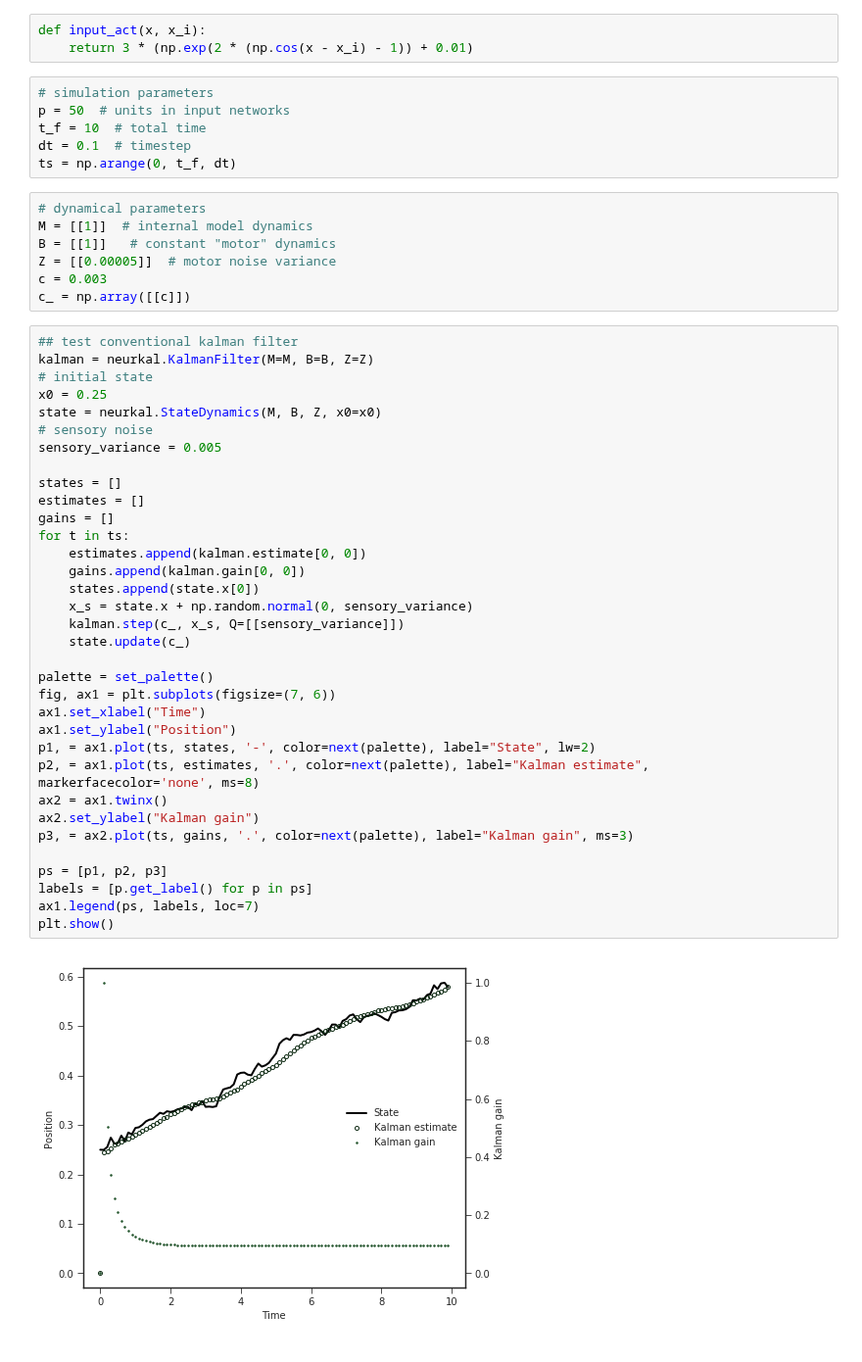
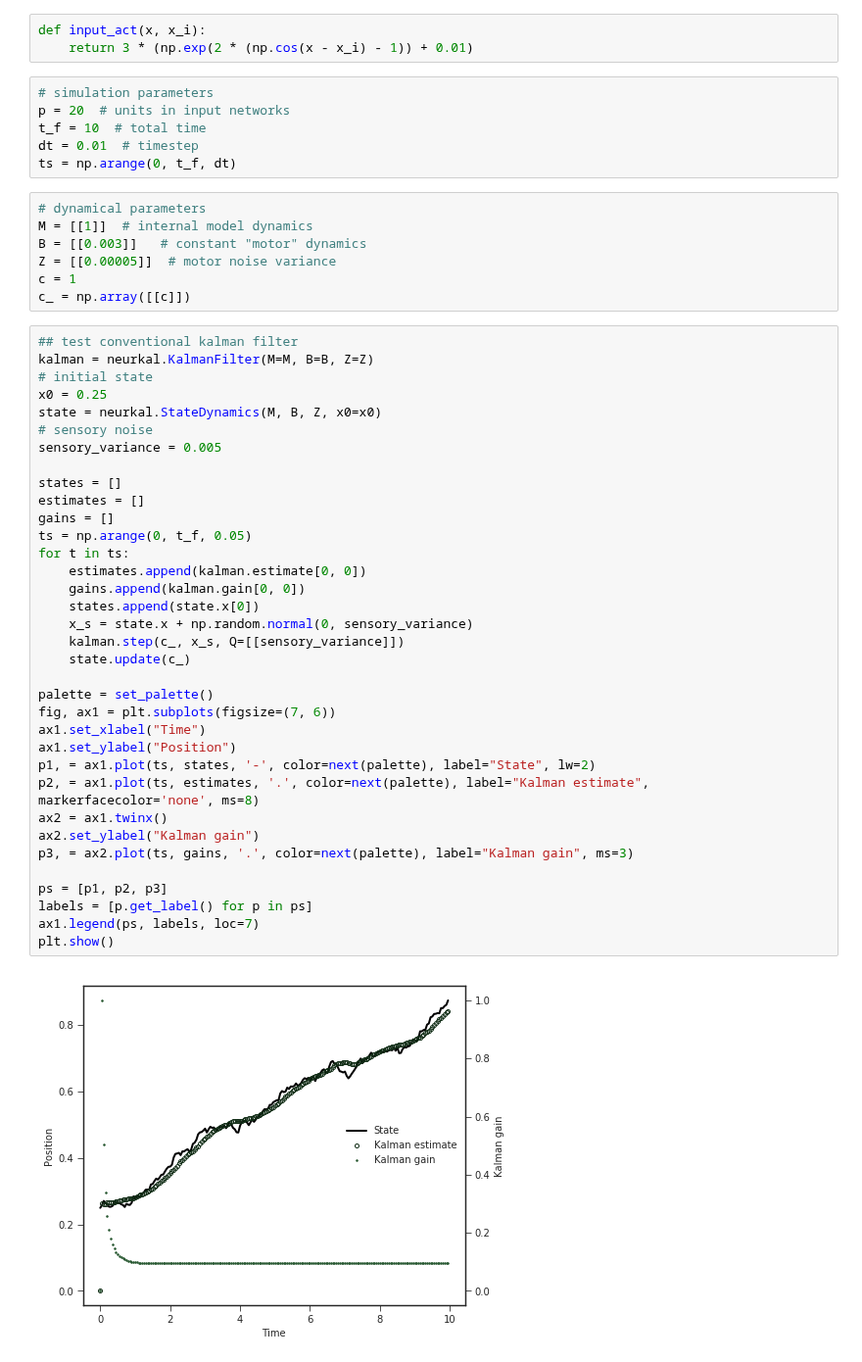
Before and after one commit to mlprt/neurkal, a Jupyter notebook: 1d_tracking.ipynb, the cells around one changed output. Shown at 98% size. Drawn from its saved outputs; the diff is of its cells as text.

```diff
--- a/1d_tracking.ipynb
+++ b/1d_tracking.ipynb
@@ -21,16 +26,16 @@ def input_act(x, x_i):
     return 3 * (np.exp(2 * (np.cos(x - x_i) - 1)) + 0.01)
 # %%
 # simulation parameters
-p = 50  # units in input networks
+p = 20  # units in input networks
 t_f = 10  # total time
-dt = 0.1  # timestep
+dt = 0.01  # timestep
 ts = np.arange(0, t_f, dt)
 # %%
 # dynamical parameters
 M = [[1]]  # internal model dynamics
-B = [[1]]   # constant "motor" dynamics
+B = [[0.003]]   # constant "motor" dynamics
 Z = [[0.00005]]  # motor noise variance
-c = 0.003
+c = 1
 c_ = np.array([[c]])
 # %%
 ## test conventional kalman filter
@@ -40,34 +45,35 @@ x0 = 0.25
 state = neurkal.StateDynamics(M, B, Z, x0=x0)
 # sensory noise
 sensory_variance = 0.005
 
 states = []
 estimates = []
 gains = []
+ts = np.arange(0, t_f, 0.05)
 for t in ts:
     estimates.append(kalman.estimate[0, 0])
     gains.append(kalman.gain[0, 0])
     states.append(state.x[0])
     x_s = state.x + np.random.normal(0, sensory_variance)
     kalman.step(c_, x_s, Q=[[sensory_variance]])
     state.update(c_)
 
 palette = set_palette()
 fig, ax1 = plt.subplots(figsize=(7, 6))
 ax1.set_xlabel("Time")
 ax1.set_ylabel("Position")
 p1, = ax1.plot(ts, states, '-', color=next(palette), label="State", lw=2)
 p2, = ax1.plot(ts, estimates, '.', color=next(palette), label="Kalman estimate", markerfacecolor='none', ms=8)
 ax2 = ax1.twinx()
 ax2.set_ylabel("Kalman gain")
 p3, = ax2.plot(ts, gains, '.', color=next(palette), label="Kalman gain", ms=3)
 
 ps = [p1, p2, p3]
 labels = [p.get_label() for p in ps]
 ax1.legend(ps, labels, loc=7)
 plt.show()
 # %% [output]
-[figure, old version]
+[figure, new version]
 # %%
 ## Kalman network test -- only initial feedback
 # initial state
```
Also changed, not shown: parts of 7 cells of this notebook, 2 other files.
